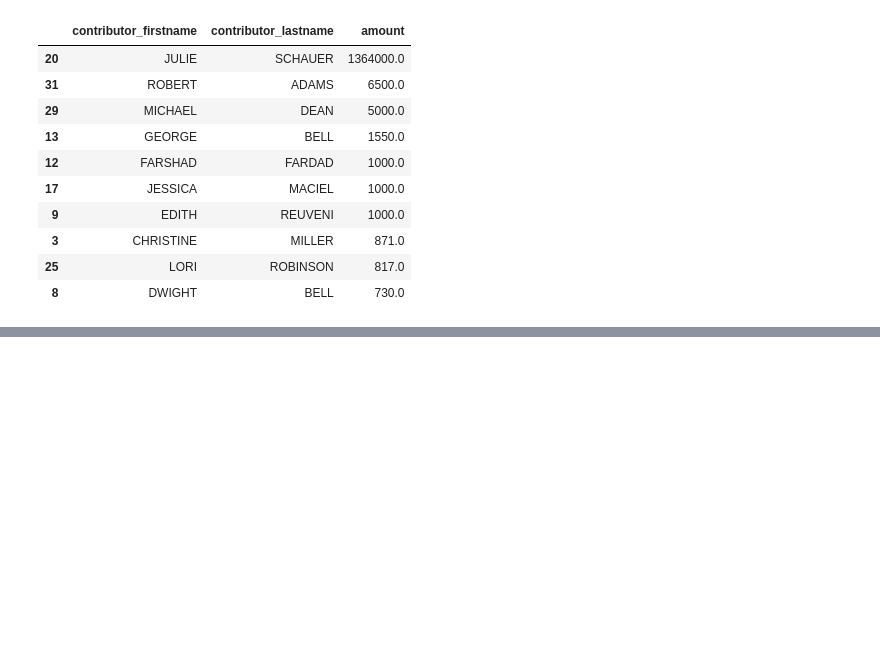
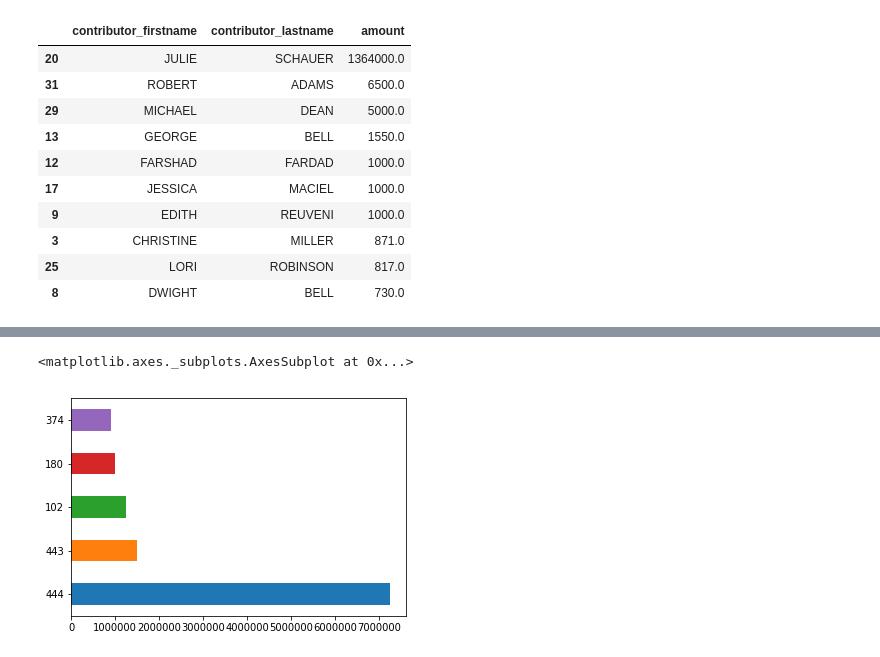
Before and after one commit to maxlvhao/first-python-notebook, a Jupyter notebook: WeedFunder.ipynb, the cells around one changed output, grey strips where cells are left out. Saved outputs shown, nothing was run; the diff lists cells and outputs as text; code cells hidden in the pictures; blank space fills up the shorter version.

```diff
--- a/WeedFunder.ipynb
+++ b/WeedFunder.ipynb
@@ -555,0 +481,5 @@ oppose.groupby(["contributor_firstname", "contributor_lastname"]).amount.sum().r
+# %%
+top_supporters.head(5).amount.plot.barh()
+# %% [output]
+<matplotlib.axes._subplots.AxesSubplot at 0x...>
+[figure, added]
```
Also changed, not shown: parts of 30 cells of this notebook, 1 other file.
